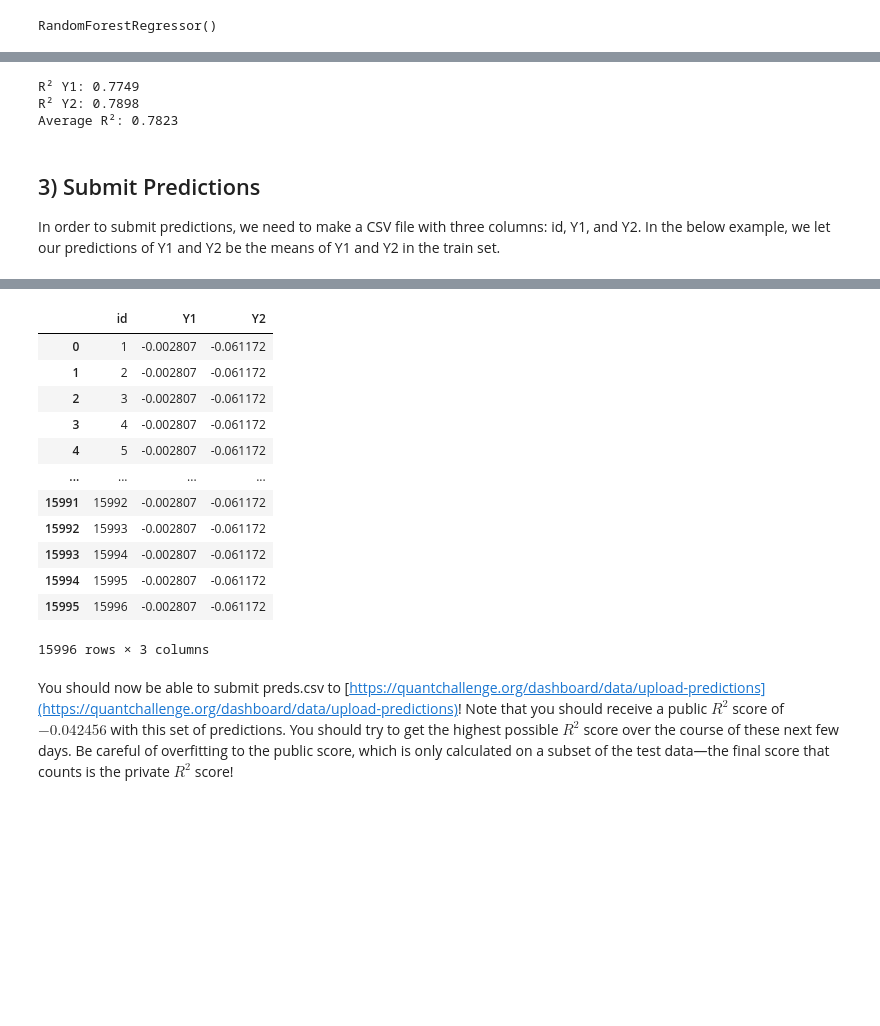
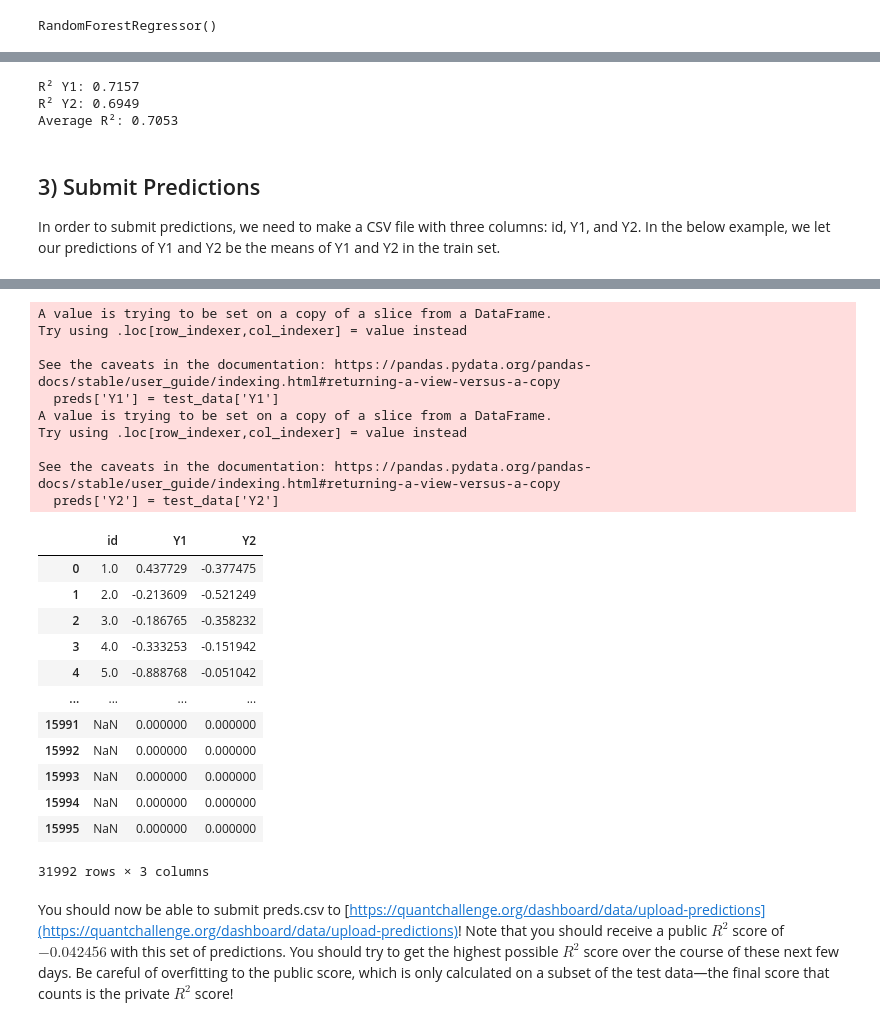
Before and after one commit to TinaX-researcher/quantchallenge-starter, a Jupyter notebook: research/research_starter.ipynb, the cells around one changed output, grey strips where cells are left out. Saved outputs shown, nothing was run; the diff lists cells and outputs as text; code cells hidden in the pictures; blank space fills up the shorter version.

```diff
--- a/research/research_starter.ipynb
+++ b/research/research_starter.ipynb
@@ -6,11 +6,26 @@ This Jupyter notebook is a quick demonstration on how to get started on the mark
 Please download the train and test data and place it within the ./research/data path. If you've placed it in the correct place, you should see the following cell work:
 # %%
 import pandas as pd
+import numpy as np
 
 train_data = pd.read_csv('./data/train.csv')
 test_data = pd.read_csv('./data/test.csv')
+train_new = pd.read_csv('./data/train_new.csv')
+test_new = pd.read_csv('./data/test_new.csv')
 
+train_data = pd.concat([train_data, train_new])
+test_data = pd.concat([test_data, test_new])
+
+
+# print(train_data.head())
+# print(test_data.head())
+print(test_data.columns)
+# n = len(pd.unique(train_data['O']))
+# print(n)
+
+train_data = train_data.replace([np.nan, -np.inf], 0)
 print(train_data.head())
+
+test_data = train_data.replace([np.nan, -np.inf], 0)
 print(test_data.head())
-print(test_data.columns)
 # %% [output]
@@ -96,7 +111,9 @@ Note: you may need to restart the kernel to use updated packages.
 from sklearn.model_selection import train_test_split
 
 # Features (drop targets)
-X = train_data.drop(columns=["Y1", "Y2"])
+X = train_data.drop(columns=["Y1", "Y2", "time"])
+X = X.dropna()
+print(X.columns)
 
 # Targets
 y1 = train_data["Y1"]
@@ -134,6 +154,20 @@ yf.fit(X_train, y2_train)
 # %% [output]
 RandomForestRegressor()
 # %%
+test_data = pd.read_csv('./data/test.csv')
+test_new = pd.read_csv('./data/test_new.csv')
+test_data = pd.concat([test_data, test_new])
+print(test_data.columns)
+
+test_copy = test_data
+X_1 = test_copy.drop(columns=["id", "time"])
 y1_pred = rf.predict(X_test)
+y1_pred_test = rf.predict(X_1)
 
 y2_pred = yf.predict(X_test)
+y2_pred_test = yf.predict(X_1)
+
+test_data['Y1'] = y1_pred_test
+test_data['Y2'] = y2_pred_test
+
+print(test_data.head())
@@ -147,15 +199,17 @@ print(f"R² Y1: {r2_y1:.4f}")
 print(f"R² Y2: {r2_y2:.4f}")
 print(f"Average R²: {(r2_y1 + r2_y2)/2:.4f}")
 # %% [output]
-R² Y1: 0.7749
-R² Y2: 0.7898
-Average R²: 0.7823
+R² Y1: 0.7157
+R² Y2: 0.6949
+Average R²: 0.7053
 # %% [markdown]
 ## 3) Submit Predictions
 In order to submit predictions, we need to make a CSV file with three columns: id, Y1, and Y2. In the below example, we let our predictions of Y1 and Y2 be the means of Y1 and Y2 in the train set.
 # %%
+
+print(test_data.columns)
 preds = test_data[['id']]
-preds['Y1'] = train_data['Y1'].mean()
-preds['Y2'] = train_data['Y2'].mean()
+preds['Y1'] = test_data['Y1']
+preds['Y2'] = test_data['Y2']
 preds
 # %% [output]
@@ -172,16 +219,26 @@ See the caveats in the documentation: https://pandas.pydata.org/pandas-docs/stab
+A value is trying to be set on a copy of a slice from a DataFrame.
+Try using .loc[row_indexer,col_indexer] = value instead
+
+See the caveats in the documentation: https://pandas.pydata.org/pandas-docs/stable/user_guide/indexing.html#returning-a-view-versus-a-copy
+  preds['Y1'] = test_data['Y1']
+A value is trying to be set on a copy of a slice from a DataFrame.
+Try using .loc[row_indexer,col_indexer] = value instead
+
+See the caveats in the documentation: https://pandas.pydata.org/pandas-docs/stable/user_guide/indexing.html#returning-a-view-versus-a-copy
+  preds['Y2'] = test_data['Y2']
 |  | id | Y1 | Y2 |
-| 0 | 1 | -0.002807 | -0.061172 |
-| 1 | 2 | -0.002807 | -0.061172 |
-| 2 | 3 | -0.002807 | -0.061172 |
-| 3 | 4 | -0.002807 | -0.061172 |
-| 4 | 5 | -0.002807 | -0.061172 |
+| 0 | 1.0 | 0.437729 | -0.377475 |
+| 1 | 2.0 | -0.213609 | -0.521249 |
+| 2 | 3.0 | -0.186765 | -0.358232 |
+| 3 | 4.0 | -0.333253 | -0.151942 |
+| 4 | 5.0 | -0.888768 | -0.051042 |
 | ... | ... | ... | ... |
-| 15991 | 15992 | -0.002807 | -0.061172 |
-| 15992 | 15993 | -0.002807 | -0.061172 |
-| 15993 | 15994 | -0.002807 | -0.061172 |
-| 15994 | 15995 | -0.002807 | -0.061172 |
-| 15995 | 15996 | -0.002807 | -0.061172 |
+| 15991 | NaN | 0.000000 | 0.000000 |
+| 15992 | NaN | 0.000000 | 0.000000 |
+| 15993 | NaN | 0.000000 | 0.000000 |
+| 15994 | NaN | 0.000000 | 0.000000 |
+| 15995 | NaN | 0.000000 | 0.000000 |
-15996 rows × 3 columns
+31992 rows × 3 columns
 # %%
 # save preds to csv
 preds.to_csv('preds.csv', index=False)
```
Also changed, not shown: parts of 5 cells of this notebook, 5 other files.
